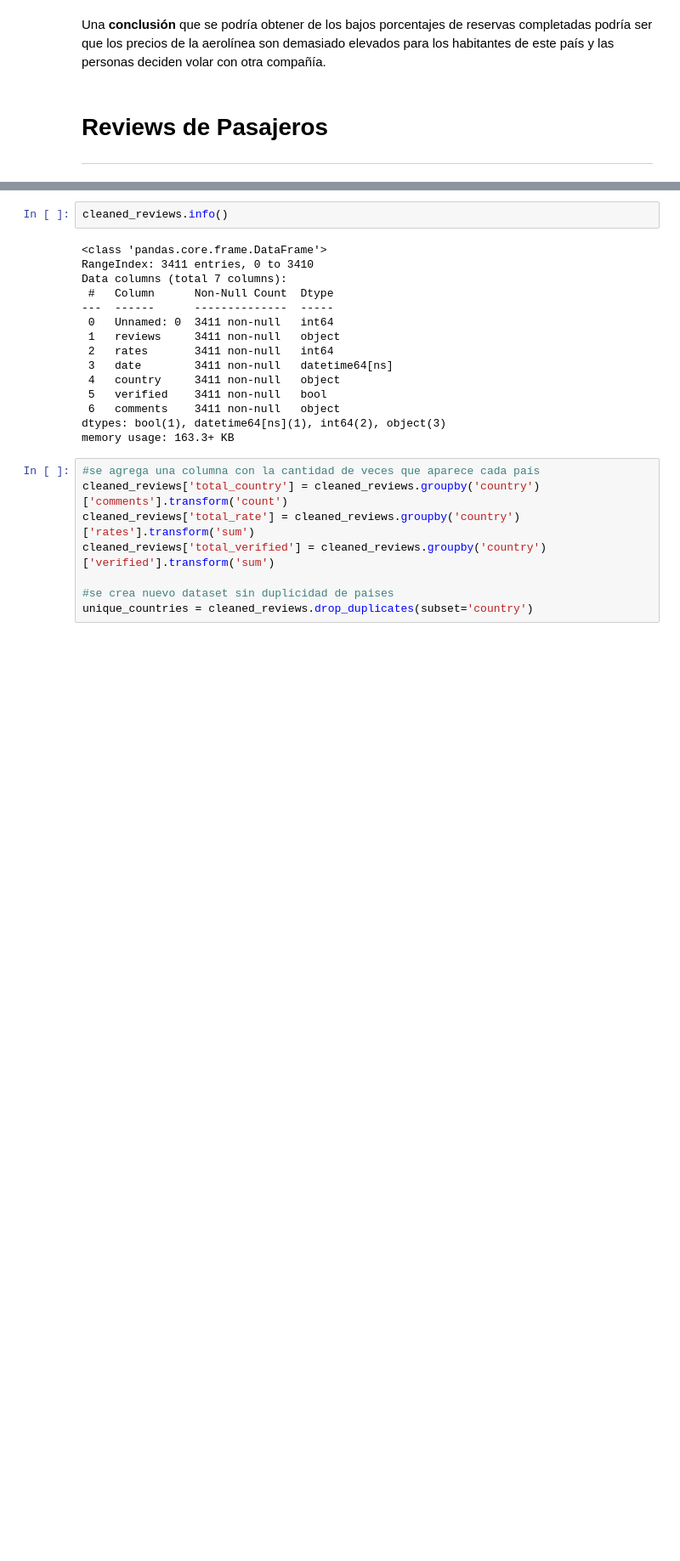
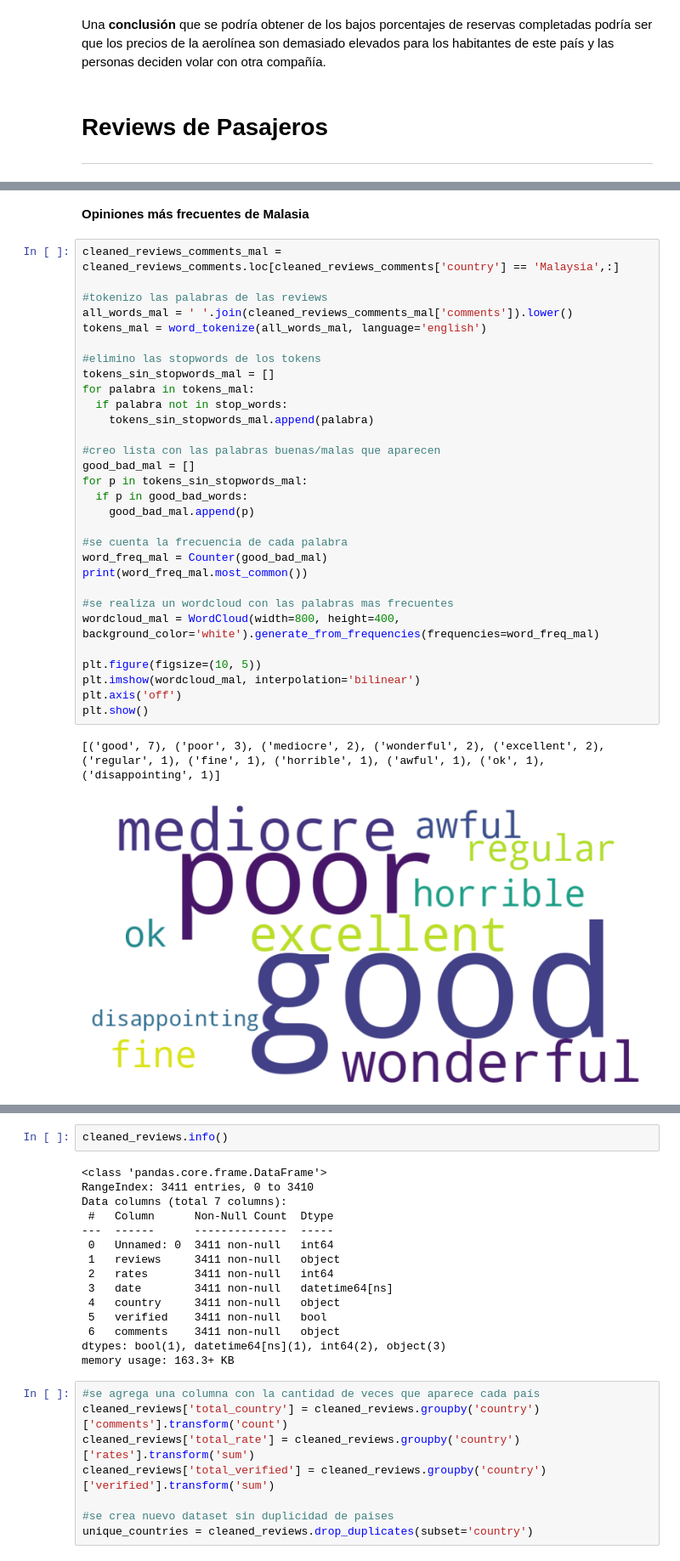
Before and after one commit to alexguttlein/TP1-AnalisisExploratorioDeDatos, a Jupyter notebook: TP1_Análisis_Exploratorio_de_Datos.ipynb, the cells around one changed output, grey strips where cells are left out. Shown at 85% size. Cells and saved outputs as stored; diff of their text form; blank space fills up the shorter version.

```diff
--- a/TP1_Análisis_Exploratorio_de_Datos.ipynb
+++ b/TP1_Análisis_Exploratorio_de_Datos.ipynb
@@ -366,0 +457,35 @@ Una **conclusión** que se podría obtener de los bajos porcentajes de reservas
+# %% [markdown]
+**Opiniones más frecuentes de Malasia**
+# %%
+cleaned_reviews_comments_mal = cleaned_reviews_comments.loc[cleaned_reviews_comments['country'] == 'Malaysia',:]
+
+#tokenizo las palabras de las reviews
+all_words_mal = ' '.join(cleaned_reviews_comments_mal['comments']).lower()
+tokens_mal = word_tokenize(all_words_mal, language='english')
+
+#elimino las stopwords de los tokens
+tokens_sin_stopwords_mal = []
+for palabra in tokens_mal:
+  if palabra not in stop_words:
+    tokens_sin_stopwords_mal.append(palabra)
+
+#creo lista con las palabras buenas/malas que aparecen
+good_bad_mal = []
+for p in tokens_sin_stopwords_mal:
+  if p in good_bad_words:
+    good_bad_mal.append(p)
+
+#se cuenta la frecuencia de cada palabra
+word_freq_mal = Counter(good_bad_mal)
+print(word_freq_mal.most_common())
+
+#se realiza un wordcloud con las palabras mas frecuentes
+wordcloud_mal = WordCloud(width=800, height=400, background_color='white').generate_from_frequencies(frequencies=word_freq_mal)
+
+plt.figure(figsize=(10, 5))
+plt.imshow(wordcloud_mal, interpolation='bilinear')
+plt.axis('off')
+plt.show()
+# %% [output]
+[('good', 7), ('poor', 3), ('mediocre', 2), ('wonderful', 2), ('excellent', 2), ('regular', 1), ('fine', 1), ('horrible', 1), ('awful', 1), ('ok', 1), ('disappointing', 1)]
+[figure, added]
```
Also changed, not shown: parts of 38 cells of this notebook.
